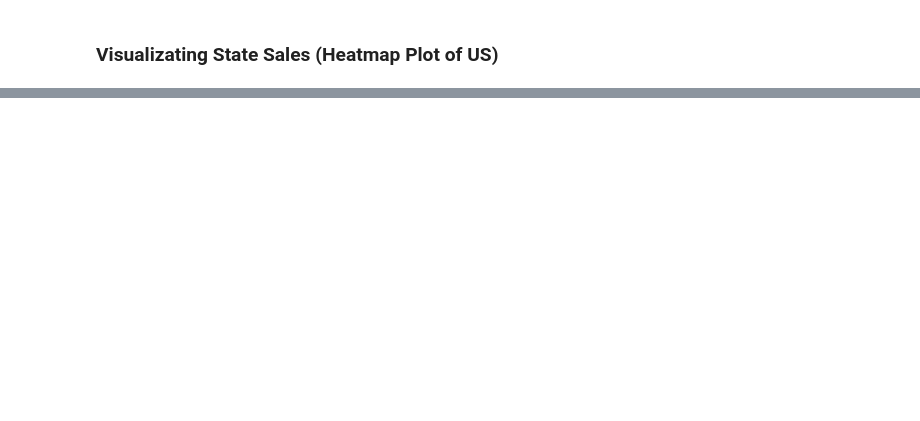
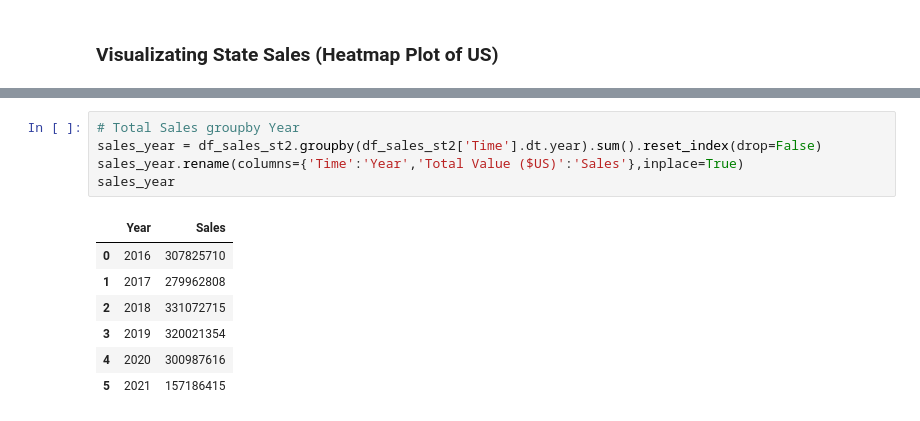
Before and after one commit to drusho/Analysis_of_US_Firework_Sales_and_Injuries, a Jupyter notebook: notebooks/Analysis_of_US_Firework_Sales_and_Injuries.ipynb, the cells around one changed output, grey strips where cells are left out. Cells and saved outputs as stored; diff of their text form; blank space fills up the shorter version.

```diff
--- a/notebooks/Analysis_of_US_Firework_Sales_and_Injuries.ipynb
+++ b/notebooks/Analysis_of_US_Firework_Sales_and_Injuries.ipynb
@@ -699,0 +709,13 @@ fig.write_html("Total State Firework Sales ($USD) 2016-2020 (map).html")
+# %%
+# Total Sales groupby Year
+sales_year = df_sales_st2.groupby(df_sales_st2['Time'].dt.year).sum().reset_index(drop=False)
+sales_year.rename(columns={'Time':'Year','Total Value ($US)':'Sales'},inplace=True)
+sales_year
+# %% [output]
+|  | Year | Sales |
+| 0 | 2016 | 307825710 |
+| 1 | 2017 | 279962808 |
+| 2 | 2018 | 331072715 |
+| 3 | 2019 | 320021354 |
+| 4 | 2020 | 300987616 |
+| 5 | 2021 | 157186415 |
```
Also changed, not shown: parts of 7 cells of this notebook.
